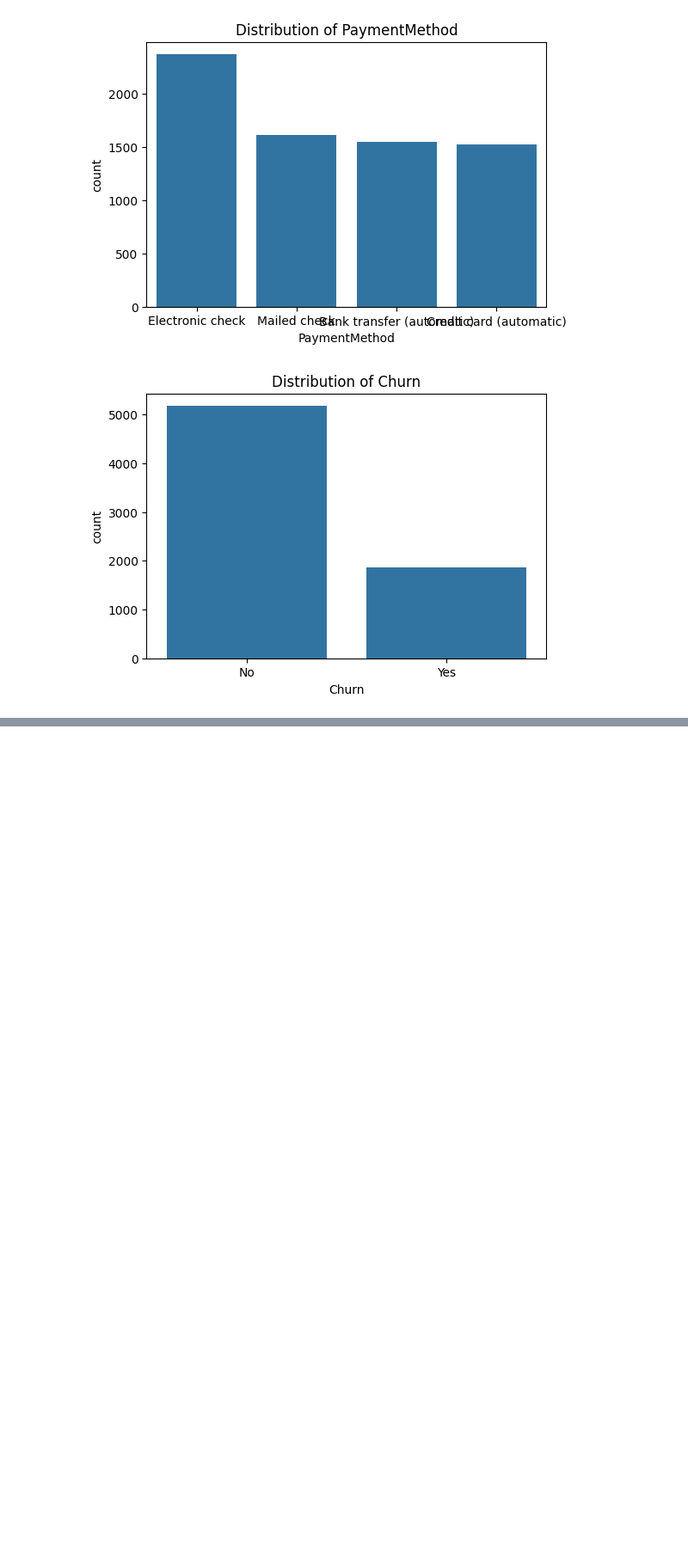
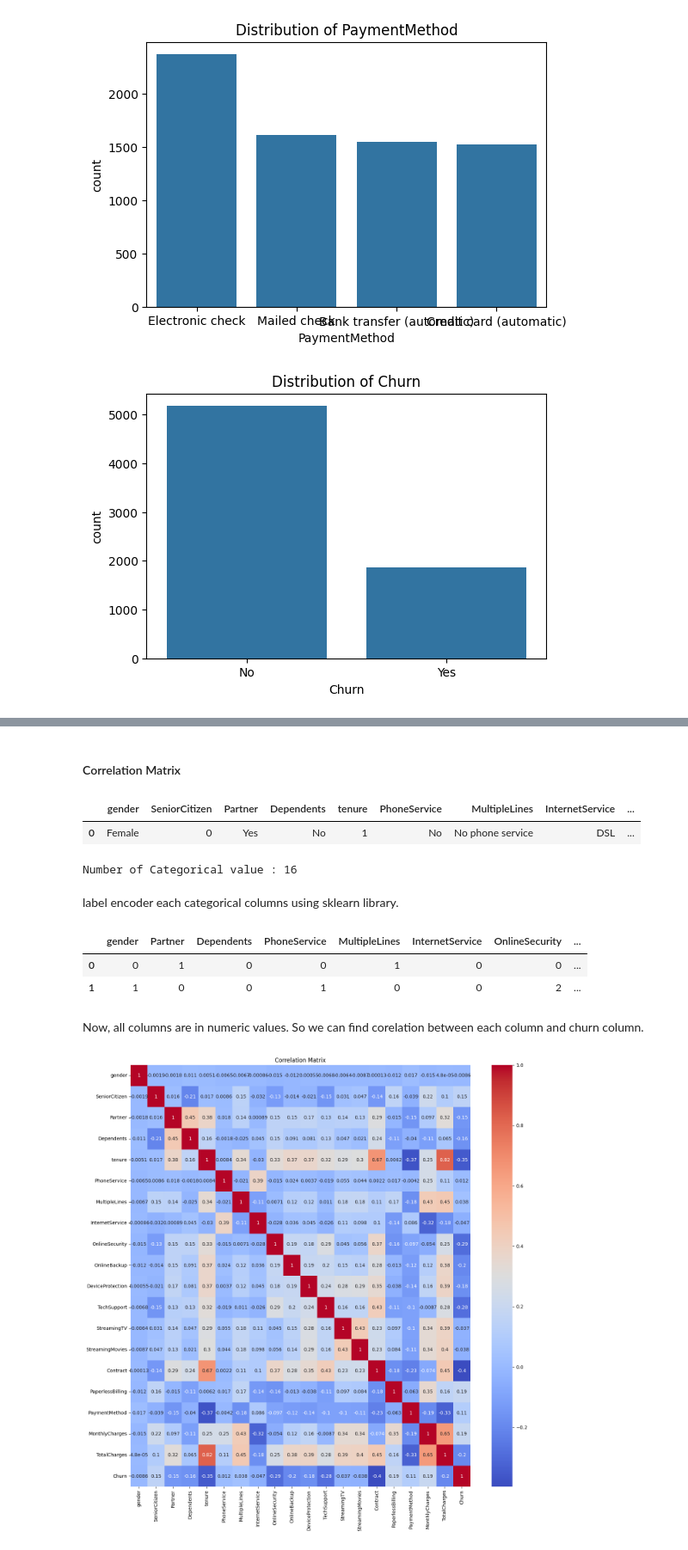
Before and after one commit to bedead/InnoByte-ML-Internship, a Jupyter notebook: Notebooks/EDA.ipynb, the cells around one changed output, grey strips where cells are left out. Shown at 86% size. Saved outputs shown, nothing was run; the diff lists cells and outputs as text; code cells hidden in the pictures; blank space fills up the shorter version.

```diff
--- a/Notebooks/EDA.ipynb
+++ b/Notebooks/EDA.ipynb
@@ -93,0 +162,34 @@ for col in categorical_cols:
+# %% [markdown]
+#### Correlation Matrix
+# %%
+df.head(1)
+# %% [output]
+|  | gender | SeniorCitizen | Partner | Dependents | tenure | PhoneService | MultipleLines | InternetService | ... |
+| 0 | Female | 0 | Yes | No | 1 | No | No phone service | DSL | ... |
+# %%
+categorical_col = [
+    "gender",
+    "Partner",
+    "Dependents",
+    # "tenure",
+    "PhoneService",
+    "MultipleLines",
+    "InternetService",
+    "OnlineSecurity",
+    "OnlineBackup",
+    "DeviceProtection",
+    "TechSupport",
+    "StreamingTV",
+    "StreamingMovies",
+    "Contract",
+    "PaperlessBilling",
+    "PaymentMethod",
+    "Churn",
+]
+
+print(f"Number of Categorical value : {len(categorical_col)}")
+# df.SeniorCitizen.unique()
+# %% [output]
+Number of Categorical value : 16
+# %% [markdown]
+label encoder each categorical columns using sklearn library.
@@ -93,0 +198,21 @@ for col in categorical_cols:
+# %%
+encoder = LabelEncoder()
+for each_col in categorical_col:
+    df[each_col] = encoder.fit_transform(df[each_col].to_numpy())
+# %%
+df[categorical_col].head(2)
+# %% [output]
+|  | gender | Partner | Dependents | PhoneService | MultipleLines | InternetService | OnlineSecurity | ... |
+| 0 | 0 | 1 | 0 | 0 | 1 | 0 | 0 | ... |
+| 1 | 1 | 0 | 0 | 1 | 0 | 0 | 2 | ... |
+# %% [markdown]
+Now, all columns are in numeric values. So we can find corelation between each column and churn column.
+# %%
+# Correlation matrix
+plt.figure(figsize=(16, 16))
+corr_matrix = df.corr()
+sns.heatmap(corr_matrix, annot=True, cmap='coolwarm')
+plt.title('Correlation Matrix')
+plt.show()
+# %% [output]
+[figure, added]
```
Also changed, not shown: parts of 13 cells of this notebook, 2 other files.
